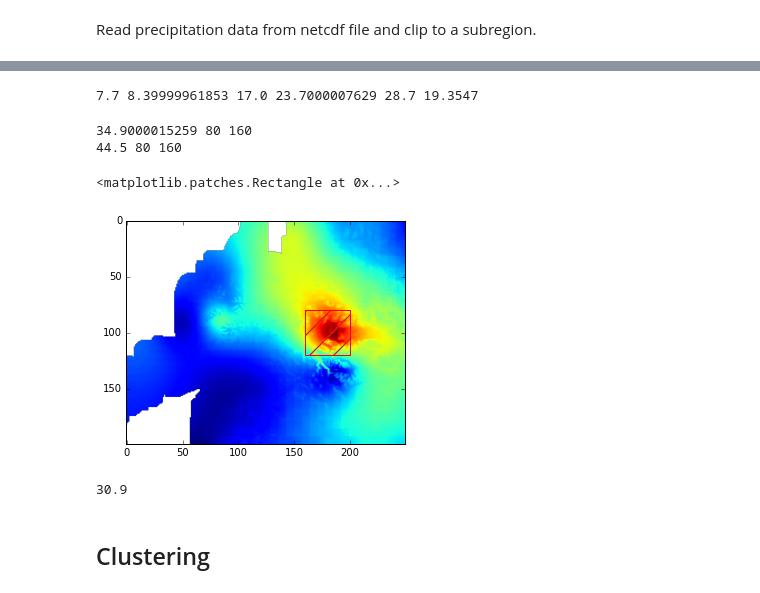
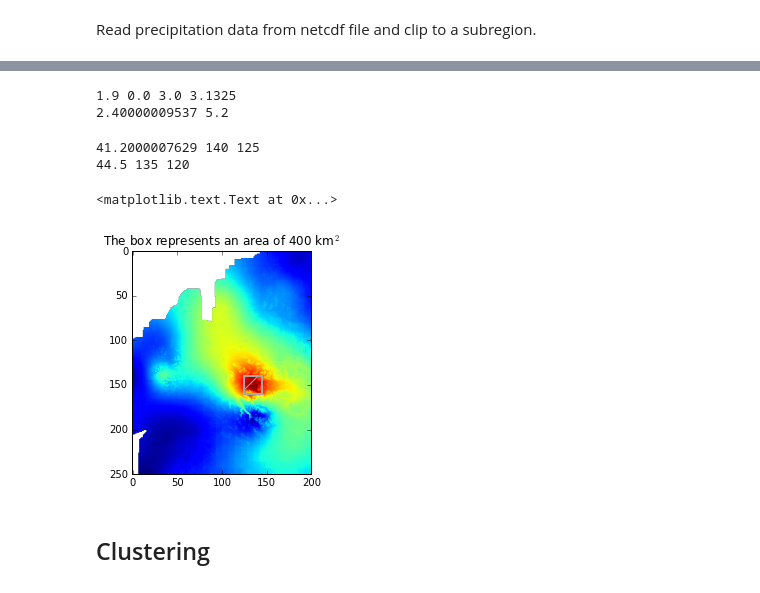
Before and after one commit to kmunve/APS, a Jupyter notebook: aps/notebooks/regional_precipitation_distribution.ipynb, the cells around one changed output, grey strips where cells are left out. Cells and saved outputs as stored; diff of their text form; code cells hidden in the pictures.

```diff
--- a/aps/notebooks/regional_precipitation_distribution.ipynb
+++ b/aps/notebooks/regional_precipitation_distribution.ipynb
@@ -68,9 +71,9 @@ window_x = 40; window_y = 40;
 # %%
-step_x = 20; step_y = 20;
+step_x = 5; step_y = 5;
 # %%
-i=20; j=20
+i=200; j=0;
 # %%
-Pwin = precip[i:i+window_x, j:j-window_y]
+Pwin = precip[i:i+window_x, j:j+window_y]
 pf = Pwin.flatten()
 pfc = np.clip(pf, 0, 1000)
 
@@ -81,17 +84,19 @@ flier_low = np.min(pfc) #np.nanpercentile(precip, 5.0)
 flier_high = np.max(pfc) #np.nanpercentile(precip, 95.0)
 pf_mean = np.nanmean(pfc)
 
-print(flier_low, box_bot, box_center, box_top, flier_high, pf_mean)
+print(flier_low, box_bot, box_top, pf_mean)
+print(box_center, flier_high)
 # %% [output]
-7.7 8.39999961853 17.0 23.7000007629 28.7 19.3547
+1.9 0.0 3.0 3.1325
+2.40000009537 5.2
 # %%
 highest_med = 0
 highest_max = 0
 
-for i in range(0, precip.shape[0]-window_x, step_x):
-    for j in range(0, precip.shape[1]-window_y, step_y):
+for i in range(0, precip.shape[0]-window_y, step_y):
+    for j in range(0, precip.shape[1]-window_x, step_x):
 
-        Pwin = precip[i:i+window_x, j:j+window_y]
+        Pwin = precip[i:i+window_y, j:j+window_x]
 
         pf = Pwin.flatten() # make 1-D
         pfc = np.clip(pf, 0, 1000) # remove unrealistic values; should probaby be set to NaN
@@ -116,19 +121,17 @@ for i in range(0, precip.shape[0]-window_x, step_x):
 print(highest_med, med_i, med_j)
 print(highest_max, max_i, max_j)
 # %% [output]
-34.9000015259 80 160
-44.5 80 160
+41.2000007629 140 125
+44.5 135 120
 # %%
 plt.imshow(precip, aspect='equal')
-plt.gca().add_patch(Rectangle((med_j, med_i), window_x, window_y, hatch='/', fill=False, edgecolor='grey'))
-plt.gca().add_patch(Rectangle((max_j, max_i), window_x, window_y, hatch='/', fill=False, edgecolor='red'))
+plt.gca().add_patch(Rectangle((med_j, med_i), window_x, window_y, hatch='/', fill=False, edgecolor='darkgrey', linewidth=2))
+#plt.gca().add_patch(Rectangle((max_j, max_i), window_x, window_y, hatch='\\', fill=False, edgecolor='lightgrey', linewidth=2))
+# the max will be unchanged in a neighboring window with a potentially higher median and not update its position - it can be removed.
+plt.title("The box represents an area of {0} km$^2$".format(window_x*window_y))
 # %% [output]
-<matplotlib.patches.Rectangle at 0x...>
+<matplotlib.text.Text at 0x...>
-[figure, old version]
+[figure, new version]
-# %%
-print(precip[80,160])
-# %% [output]
-30.9
 # %% [markdown]
 ## Clustering
 # %% [markdown]
```
Also changed, not shown: parts of 7 cells of this notebook.
